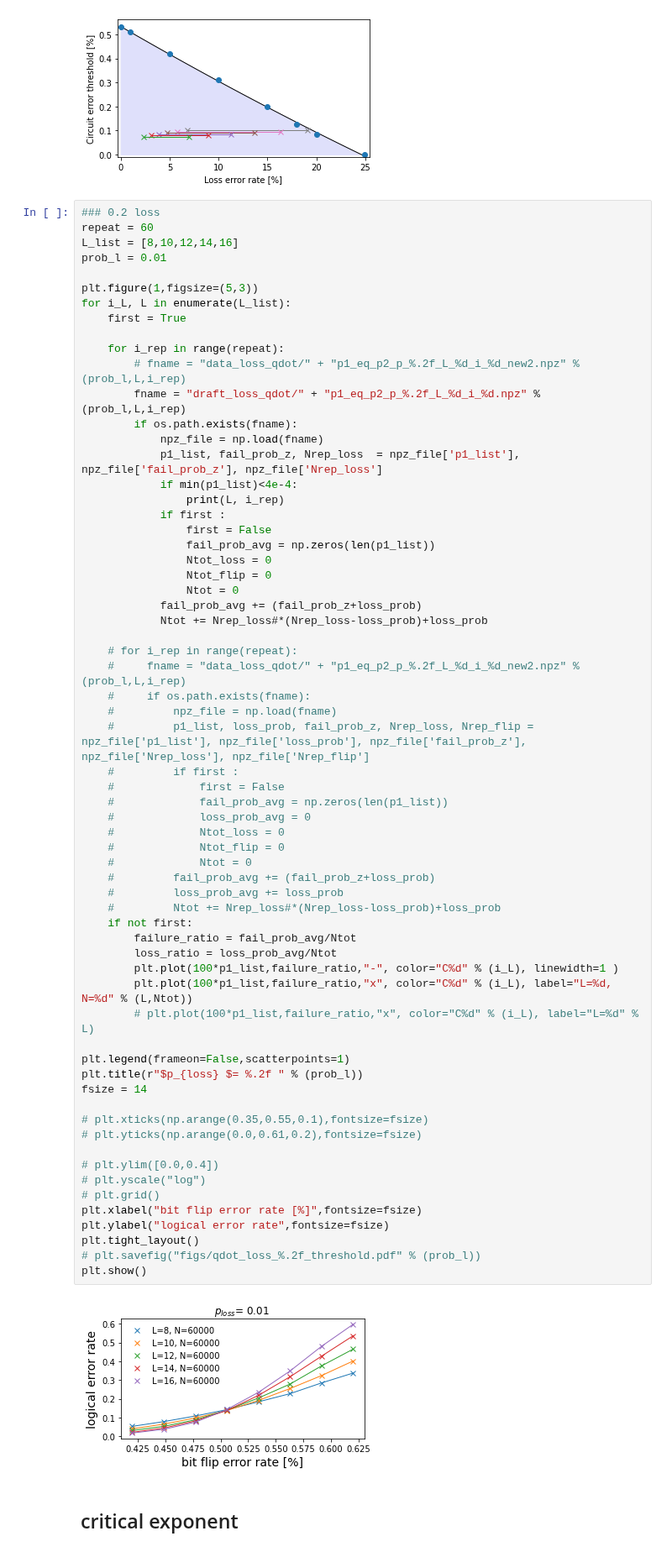
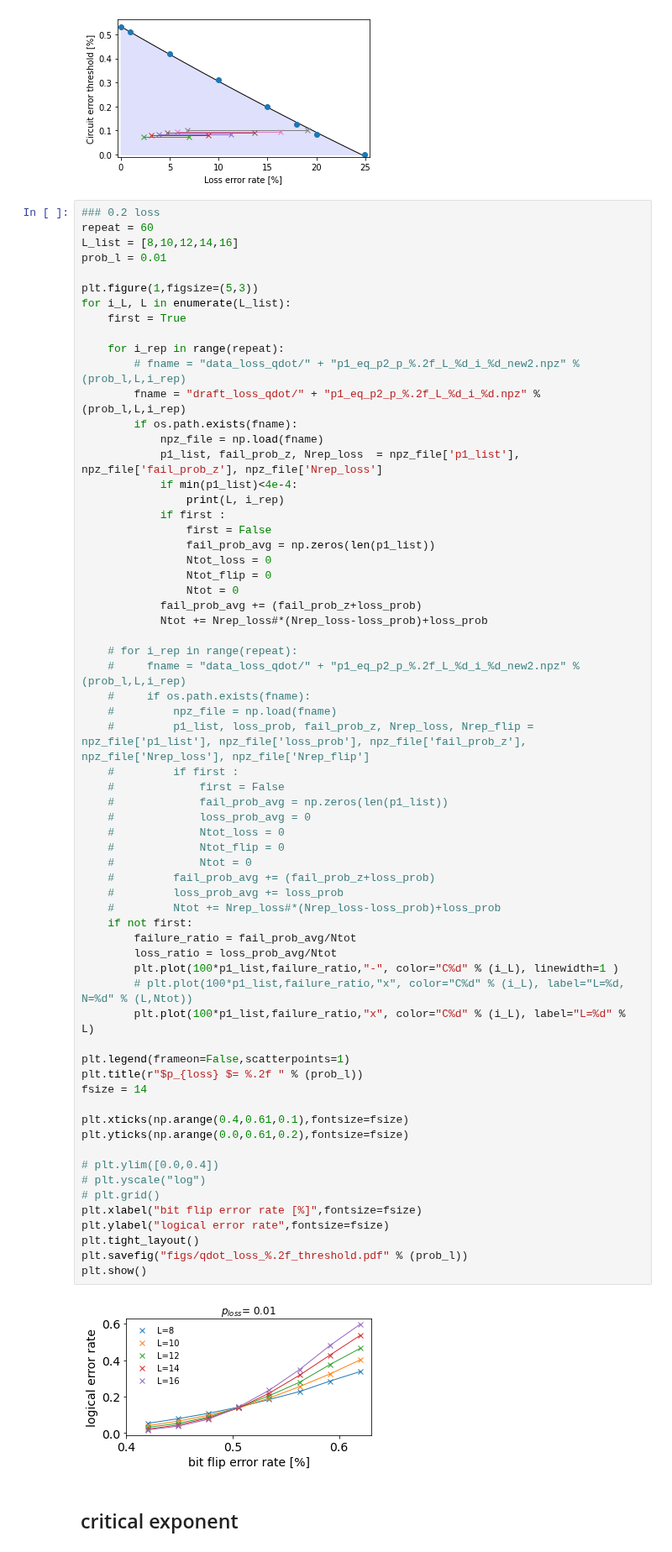
Before and after one commit to hassan-shap/quantum-emitter, a Jupyter notebook: pp_threshold_qdot.ipynb, the cells around one changed output. Shown at 84% size. Cells and saved outputs as stored; diff of their text form.

```diff
--- a/pp_threshold_qdot.ipynb
+++ b/pp_threshold_qdot.ipynb
@@ -408,39 +408,39 @@ for i_L, L in enumerate(L_list):
     #         npz_file = np.load(fname)
     #         p1_list, loss_prob, fail_prob_z, Nrep_loss, Nrep_flip = npz_file['p1_list'], npz_file['loss_prob'], npz_file['fail_prob_z'], npz_file['Nrep_loss'], npz_file['Nrep_flip']
     #         if first :
     #             first = False
     #             fail_prob_avg = np.zeros(len(p1_list))
     #             loss_prob_avg = 0
     #             Ntot_loss = 0
     #             Ntot_flip = 0
     #             Ntot = 0
     #         fail_prob_avg += (fail_prob_z+loss_prob)
     #         loss_prob_avg += loss_prob
     #         Ntot += Nrep_loss#*(Nrep_loss-loss_prob)+loss_prob
     if not first:
         failure_ratio = fail_prob_avg/Ntot
         loss_ratio = loss_prob_avg/Ntot
         plt.plot(100*p1_list,failure_ratio,"-", color="C%d" % (i_L), linewidth=1 )
-        plt.plot(100*p1_list,failure_ratio,"x", color="C%d" % (i_L), label="L=%d, N=%d" % (L,Ntot))
-        # plt.plot(100*p1_list,failure_ratio,"x", color="C%d" % (i_L), label="L=%d" % L)
+        # plt.plot(100*p1_list,failure_ratio,"x", color="C%d" % (i_L), label="L=%d, N=%d" % (L,Ntot))
+        plt.plot(100*p1_list,failure_ratio,"x", color="C%d" % (i_L), label="L=%d" % L)
 
 plt.legend(frameon=False,scatterpoints=1)
 plt.title(r"$p_{loss} $= %.2f " % (prob_l))
 fsize = 14
 
-# plt.xticks(np.arange(0.35,0.55,0.1),fontsize=fsize)
-# plt.yticks(np.arange(0.0,0.61,0.2),fontsize=fsize)
+plt.xticks(np.arange(0.4,0.61,0.1),fontsize=fsize)
+plt.yticks(np.arange(0.0,0.61,0.2),fontsize=fsize)
 
 # plt.ylim([0.0,0.4])
 # plt.yscale("log")
 # plt.grid()
 plt.xlabel("bit flip error rate [%]",fontsize=fsize)
 plt.ylabel("logical error rate",fontsize=fsize)
 plt.tight_layout()
-# plt.savefig("figs/qdot_loss_%.2f_threshold.pdf" % (prob_l))
+plt.savefig("figs/qdot_loss_%.2f_threshold.pdf" % (prob_l))
 plt.show()
 # %% [output]
-[figure, old version]
+[figure, new version]
 # %% [markdown]
 ## critical exponent
 # %%
```
Also changed, not shown: 2 other files.
